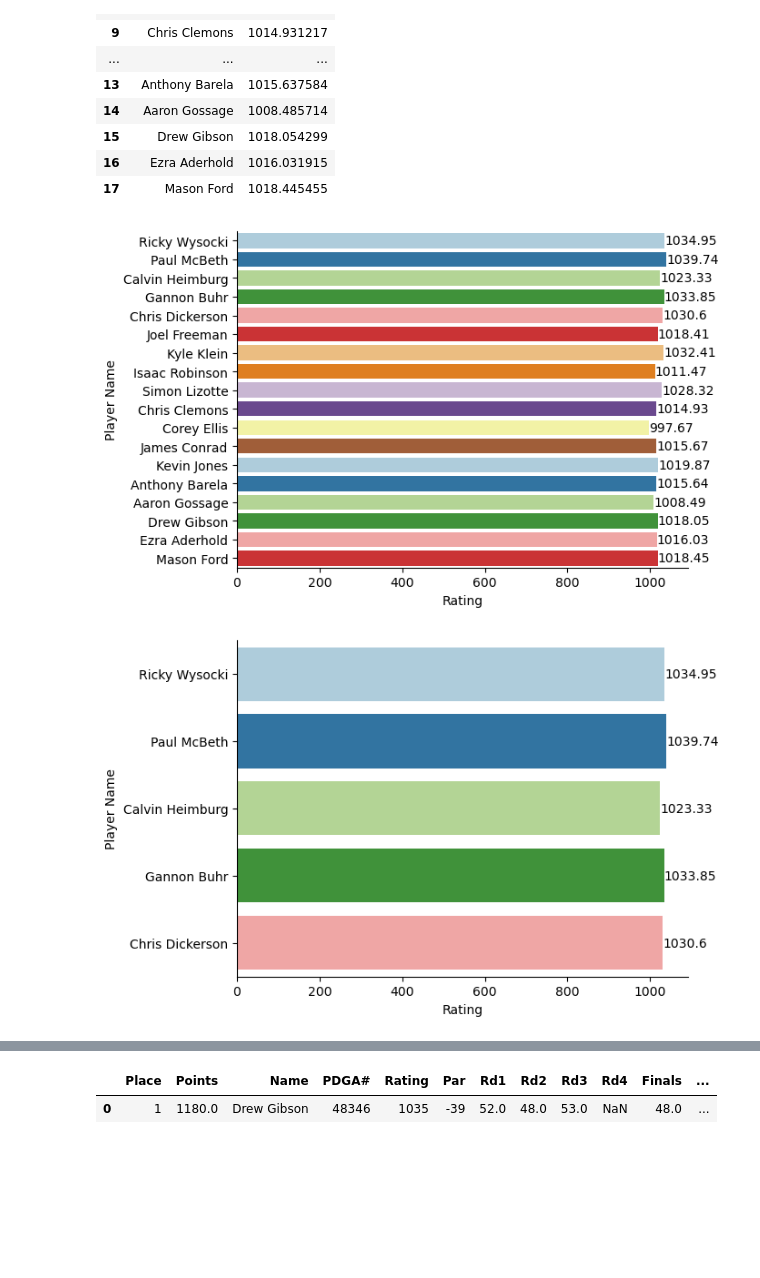
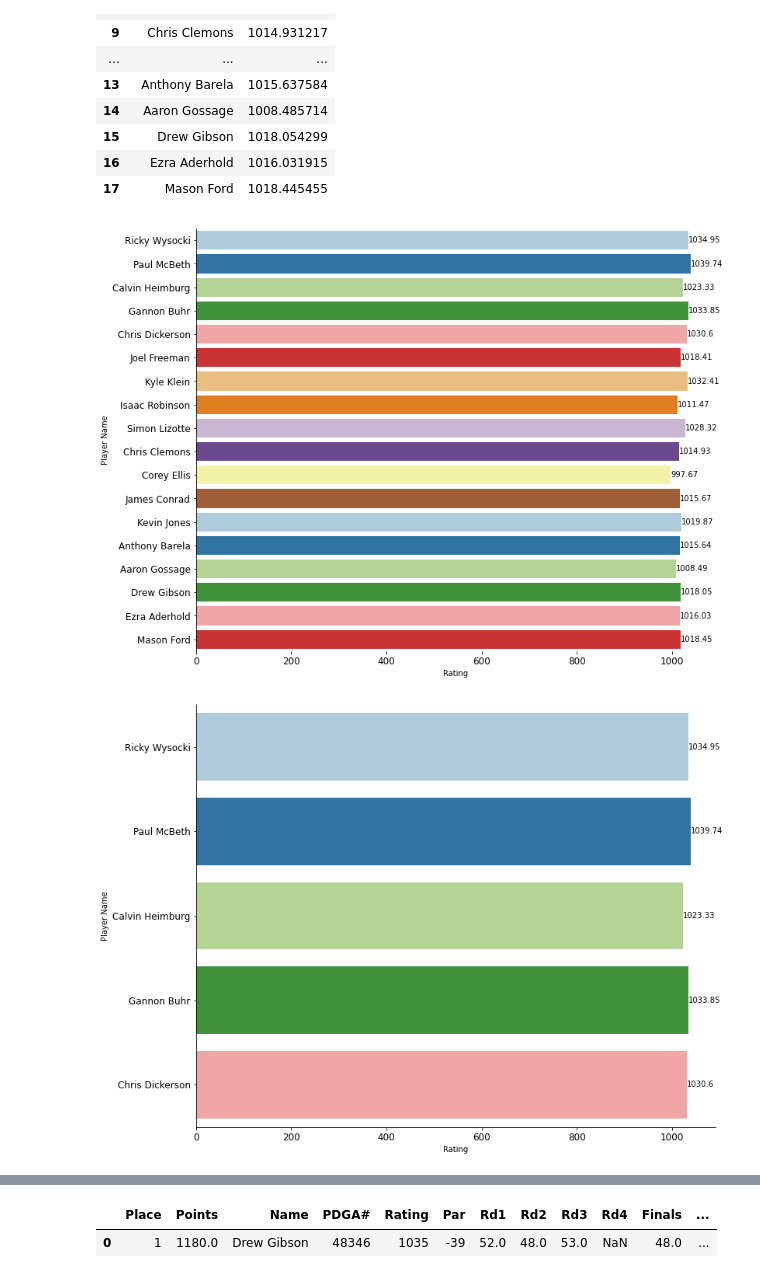
Before and after one commit to jamorgan8/disc-golf-analysis, a Jupyter notebook: notebooks/Analysis.ipynb, the cells around one changed output, grey strips where cells are left out. Cells and saved outputs as stored; diff of their text form; code cells hidden in the pictures; blank space fills up the shorter version.

Commit message:
finished with visuals for now. Preparing presentation v2

```diff
--- a/notebooks/Analysis.ipynb
+++ b/notebooks/Analysis.ipynb
@@ -182,20 +182,28 @@ dgpt_top_20
 | 16 | Ezra Aderhold | 1016.031915 |
 | 17 | Mason Ford | 1018.445455 |
 # %%
+fig, ax = plt.subplots(figsize=(12,10))
+plt.yticks(fontsize=12)
+plt.xticks(fontsize=12)
+
 ax = sns.barplot(data=dgpt_top_20,
-            x='Rating',
-            y='Player Name',
-            palette='Paired')
-sns.despine(top=True, right=True, )
+                 x='Rating',
+                 y='Player Name',
+                 palette='Paired')
+sns.despine(top=True, right=True)
 
 for i in ax.containers:
     ax.bar_label(i,)
 
-plt.savefig('../assets/dgpt-top-20-chart.png')
+plt.savefig('../assets/dgpt-top-20-chart.jpg')
 # %% [output]
-[figure, old version]
+[figure, new version]
 # %%
 top_5 = dgpt_top_20.head(5)
+
+fig, ax = plt.subplots(figsize=(12,10))
+plt.yticks(fontsize=12)
+plt.xticks(fontsize=12)
 
 ax = sns.barplot(data=top_5,
             x='Rating',
@@ -206,9 +214,9 @@ sns.despine(top=True, right=True, )
 for i in ax.containers:
     ax.bar_label(i,)
 
-plt.savefig('../assets/top-5-chart.png')
+plt.savefig('../assets/top-5-chart.jpg')
 # %% [output]
-[figure, old version]
+[figure, new version]
 # %%
 ##convert to list to iterate through
 # loop_list = dgpt_top_20.values.tolist()
```
Also changed, not shown: parts of 11 cells of this notebook, 12 other files.
